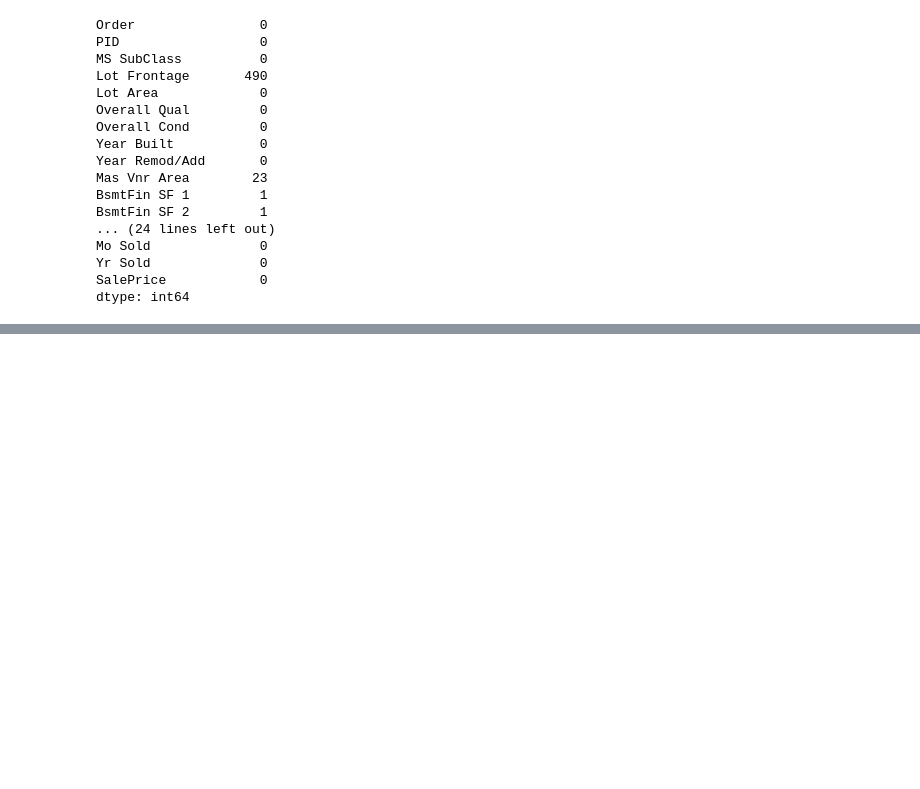
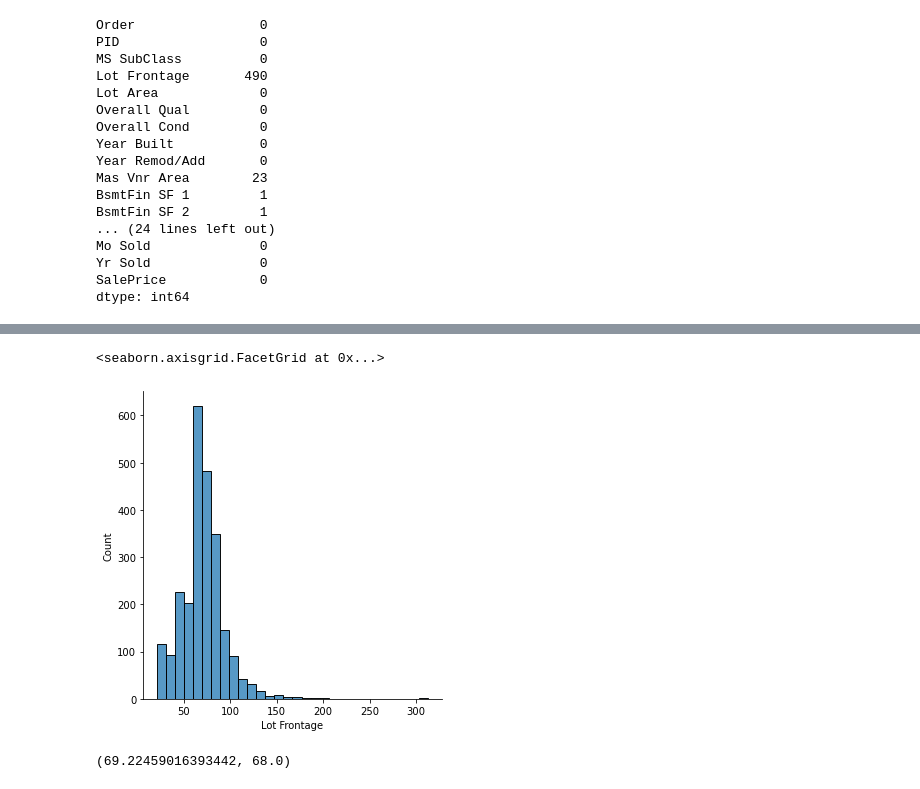
Before and after one commit to aroniainasylvestre/Data_Cleaning_Challenge, a Jupyter notebook: 1. AmesHousing/Ameshousing.ipynb, the cells around one changed output, grey strips where cells are left out. Drawn from its saved outputs; the diff is of its cells as text; code cells hidden in the pictures; blank space fills up the shorter version.

```diff
--- a/1. AmesHousing/Ameshousing.ipynb
+++ b/1. AmesHousing/Ameshousing.ipynb
@@ -296,0 +325,11 @@ dtype: int64
+# %%
+# View the distribustion of 'Lot Frontage' variable
+sns.displot(data['Lot Frontage'], bins=30)
+# %% [output]
+<seaborn.axisgrid.FacetGrid at 0x...>
+[figure, added]
+# %%
+# Mean and median of 'Lot Frontage' variable
+data['Lot Frontage'].mean(), data['Lot Frontage'].median()
+# %% [output]
+(69.22459016393442, 68.0)
```
Also changed, not shown: parts of 10 cells of this notebook, 1 other file.
